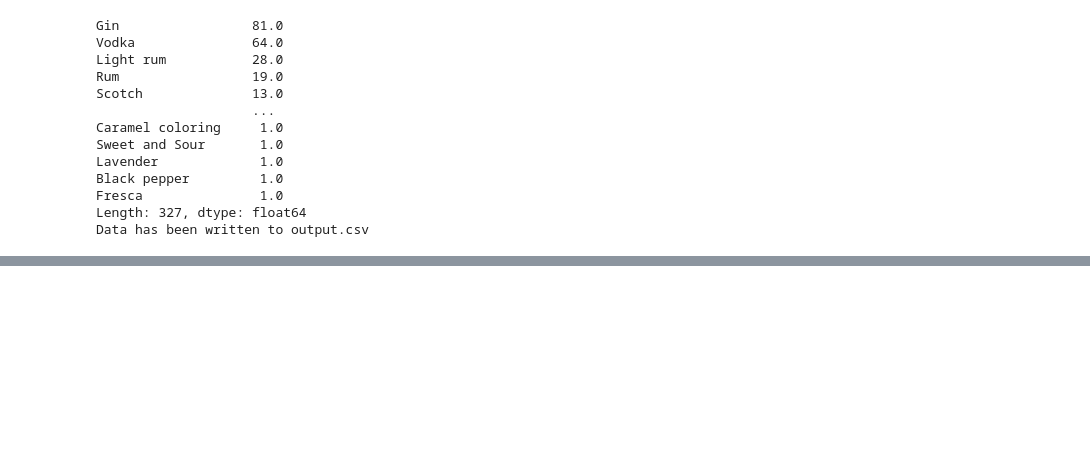
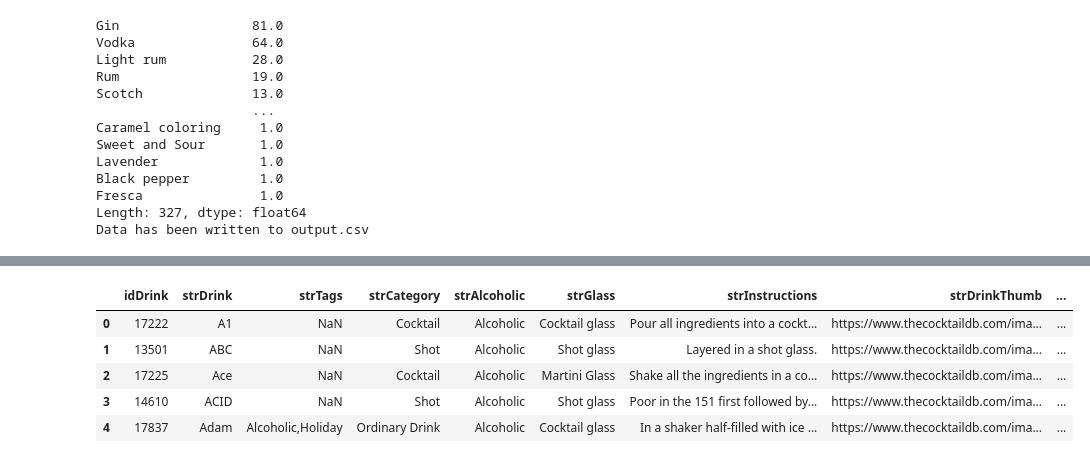
Before and after one commit to UTA-Class-Group-Projects/project_3, a Jupyter notebook: Project_3_Cocktail_API_Python_Script.ipynb, the cells around one changed output, grey strips where cells are left out. Drawn from its saved outputs; the diff is of its cells as text; code cells hidden in the pictures; blank space fills up the shorter version.

Commit message:
Split added at the end from Michael, now using output and resources folders

```diff
--- a/Project_3_Cocktail_API_Python_Script.ipynb
+++ b/Project_3_Cocktail_API_Python_Script.ipynb
@@ -91,13 +92,11 @@ print("JSON data saved to CSV successfully.")
 # %% [output]
 JSON data saved to CSV successfully.
 # %%
-# Load cocktail data into Pandas dataframe
-
 # Load the JSON file into a Pandas DataFrame
-cocktails_df = pd.read_csv('cocktails_output.csv')
+df = pd.read_csv('Output\cocktails_output.csv')
 
 # Display the DataFrame
-cocktails_df
+df
 # %% [output]
 |  | idDrink | strDrink | strDrinkAlternate | strTags | strVideo | strCategory | strIBA | strAlcoholic | strGlass | ... |
 | 0 | 17222 | A1 | NaN | NaN | NaN | Cocktail | NaN | Alcoholic | Cocktail glass | ... |
@@ -181,4 +224,4 @@ columns_to_drop =  ['strDrinkAlternate',
              'strImageSource',
              'strImageAttribution']
 
-cocktails_df.drop(columns=columns_to_drop, inplace=True)
+df.drop(columns=columns_to_drop, inplace=True)
@@ -200,0 +256,38 @@ cocktails_df
+# %%
+measures_list = ['strMeasure1',
+                 'strMeasure2',
+                 'strMeasure3',
+                 'strMeasure4',
+                 'strMeasure5',
+                 'strMeasure6',
+                 'strMeasure7',
+                 'strMeasure8',
+                 'strMeasure9',
+                 'strMeasure10',
+                 'strMeasure11']
+
+
+ingredients_list = ['strIngredient1',
+                    'strIngredient2',
+                    'strIngredient3',
+                    'strIngredient4',
+                    'strIngredient5',
+                    'strIngredient6',
+                    'strIngredient7',
+                    'strIngredient8',
+                    'strIngredient9',
+                    'strIngredient10',
+                    'strIngredient11']
+
+cocktail_df_exclude_cols = measures_list + ingredients_list
+
+#Cocktails DB
+cocktails_df = df.drop(columns=cocktail_df_exclude_cols)
+cocktails_df.head()
+# %% [output]
+|  | idDrink | strDrink | strTags | strCategory | strAlcoholic | strGlass | strInstructions | strDrinkThumb | ... |
+| 0 | 17222 | A1 | NaN | Cocktail | Alcoholic | Cocktail glass | Pour all ingredients into a cockt... | https://www.thecocktaildb.com/ima... | ... |
+| 1 | 13501 | ABC | NaN | Shot | Alcoholic | Shot glass | Layered in a shot glass. | https://www.thecocktaildb.com/ima... | ... |
+| 2 | 17225 | Ace | NaN | Cocktail | Alcoholic | Martini Glass | Shake all the ingredients in a co... | https://www.thecocktaildb.com/ima... | ... |
+| 3 | 14610 | ACID | NaN | Shot | Alcoholic | Shot glass | Poor in the 151 first followed by... | https://www.thecocktaildb.com/ima... | ... |
+| 4 | 17837 | Adam | Alcoholic,Holiday | Ordinary Drink | Alcoholic | Cocktail glass | In a shaker half-filled with ice ... | https://www.thecocktaildb.com/ima... | ... |
```
Also changed, not shown: parts of 11 cells of this notebook, 6 other files.
